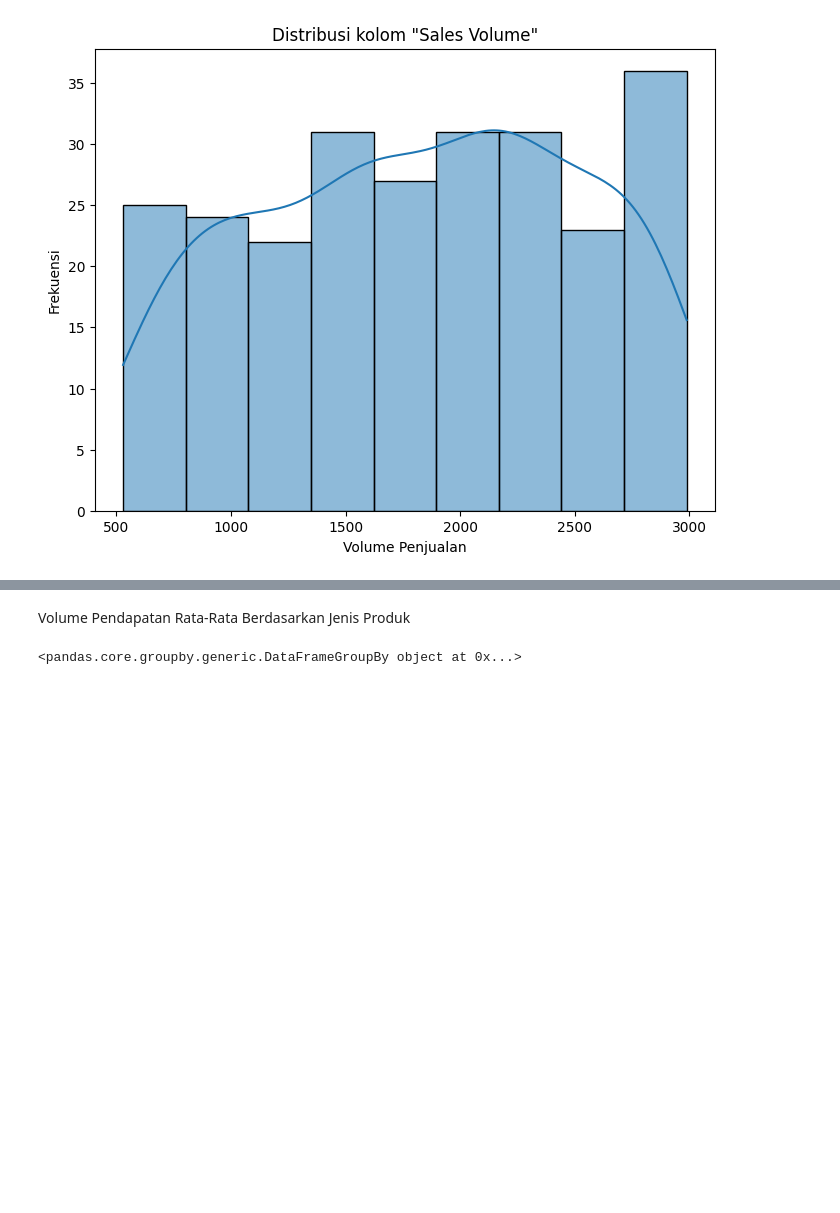
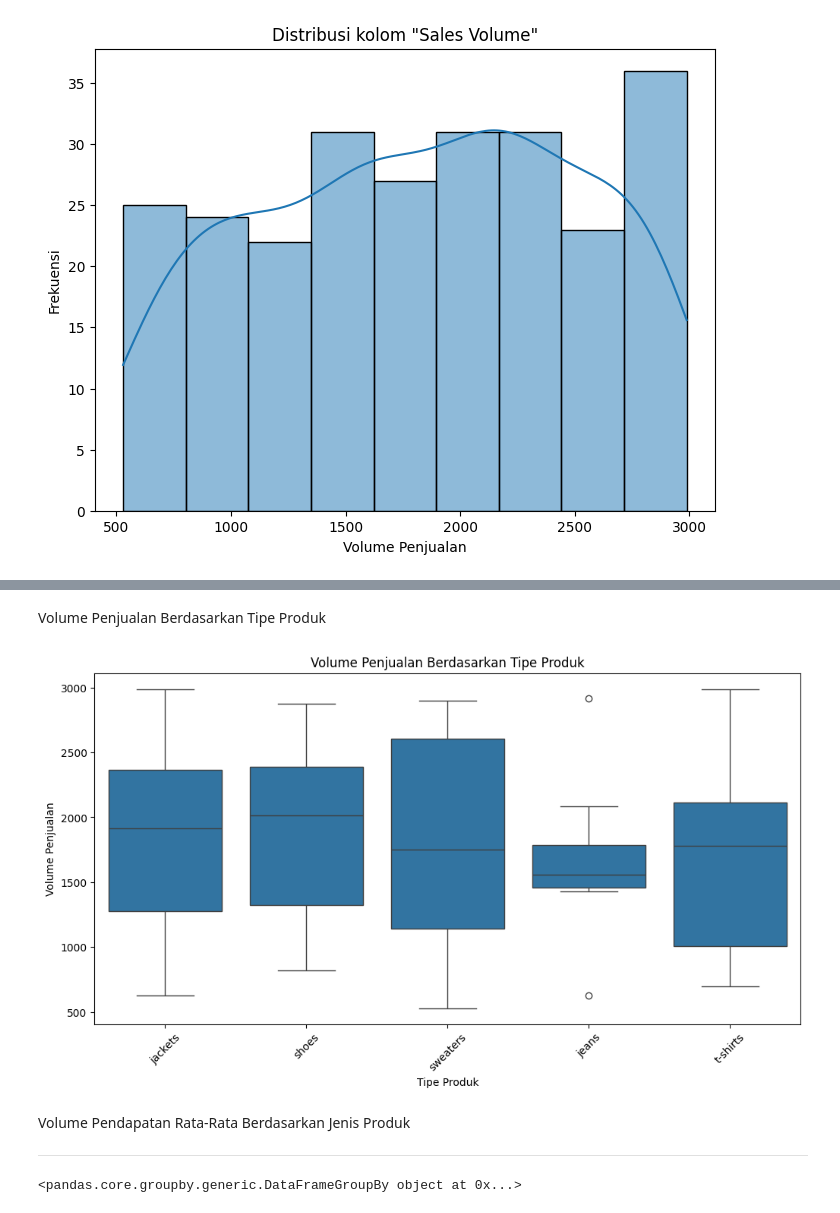
Before and after one commit to LatiefDataVisionary/eksanta-2025, a Jupyter notebook: Kelompok_1_Eksanta_2025.ipynb, the cells around one changed output, grey strips where cells are left out. Cells and saved outputs as stored; diff of their text form; code cells hidden in the pictures; blank space fills up the shorter version.

```diff
--- a/Kelompok_1_Eksanta_2025.ipynb
+++ b/Kelompok_1_Eksanta_2025.ipynb
@@ -185,5 +240,19 @@ plt.show()
+# %% [markdown]
+Volume Penjualan Berdasarkan Tipe Produk
+# %%
+plt.figure(figsize=(12, 6))
+sns.boxplot(x='terms', y='Sales Volume', data=df)
+plt.title('Volume Penjualan Berdasarkan Tipe Produk')
+plt.xlabel('Tipe Produk')
+plt.ylabel('Volume Penjualan')
+plt.xticks(rotation=45)
+plt.show()
+# %% [output]
+[figure, added]
 # %% [markdown]
 Volume Pendapatan Rata-Rata Berdasarkan Jenis Produk
+
+---
 # %%
 df.groupby('terms')
 # %% [output]
```
Also changed, not shown: parts of 17 cells of this notebook.
